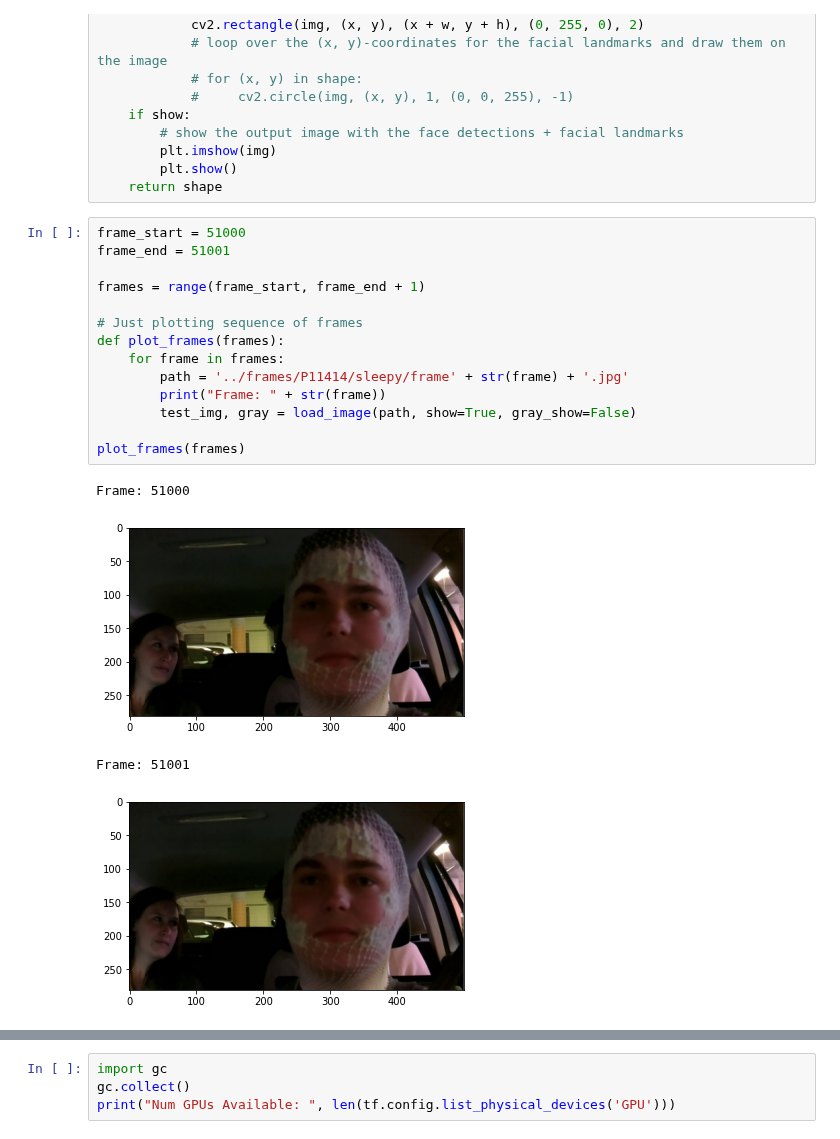
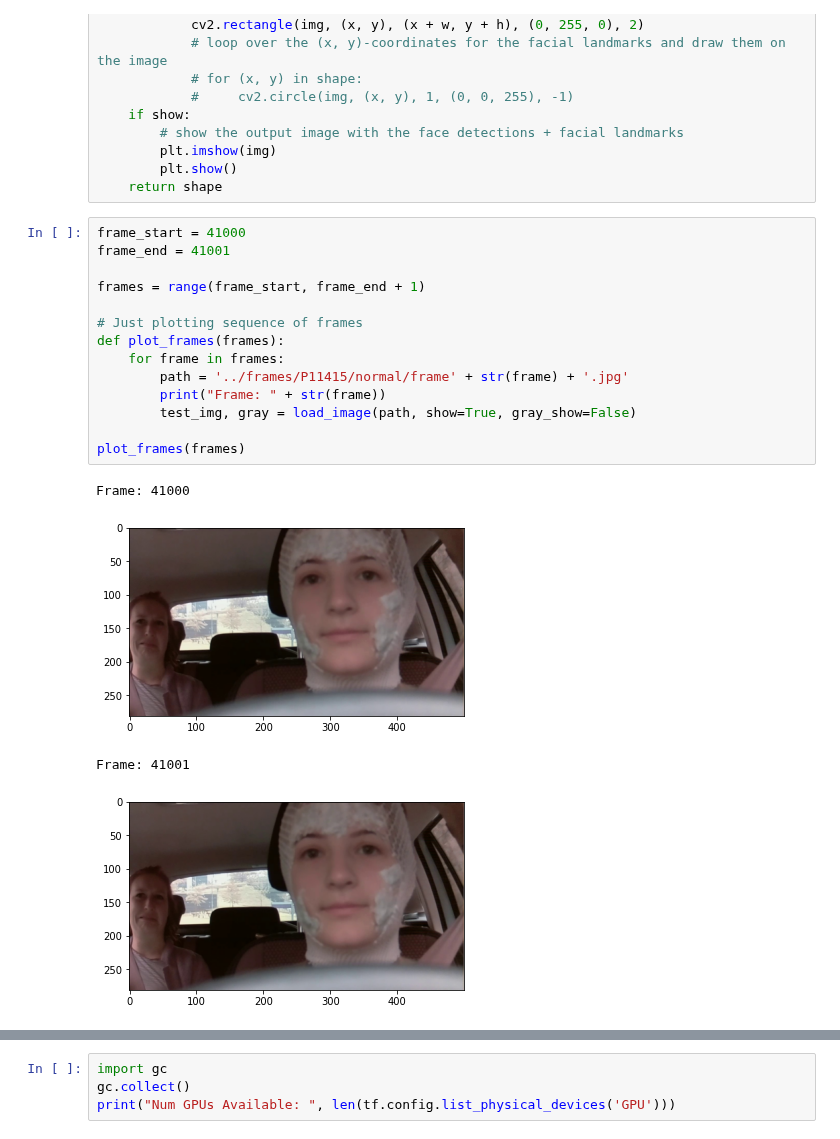
Before and after one commit to fruste/driver-drowsiness, a Jupyter notebook: code/blinking_detection.ipynb, the cells around one changed output, grey strips where cells are left out. Cells and saved outputs as stored; diff of their text form.

```diff
--- a/code/blinking_detection.ipynb
+++ b/code/blinking_detection.ipynb
@@ -140,24 +146,24 @@ def get_landmarks(img, gray, rects, show=False):
         plt.show()
     return shape
 # %%
-frame_start = 51000
-frame_end = 51001
+frame_start = 41000
+frame_end = 41001
 
 frames = range(frame_start, frame_end + 1)
 
 # Just plotting sequence of frames
 def plot_frames(frames):
     for frame in frames:
-        path = '../frames/P11414/sleepy/frame' + str(frame) + '.jpg'
+        path = '../frames/P11415/normal/frame' + str(frame) + '.jpg'
         print("Frame: " + str(frame))
         test_img, gray = load_image(path, show=True, gray_show=False)
 
 plot_frames(frames)
 # %% [output]
-Frame: 51000
+Frame: 41000
-[figure, old version]
+[figure, new version]
-Frame: 51001
+Frame: 41001
-[figure, old version]
+[figure, new version]
 # %%
 IMG_SIZE = (1296,730)
 B_SIZE = (34, 26)
```
Also changed, not shown: parts of 3 cells of this notebook, 7 other files.
